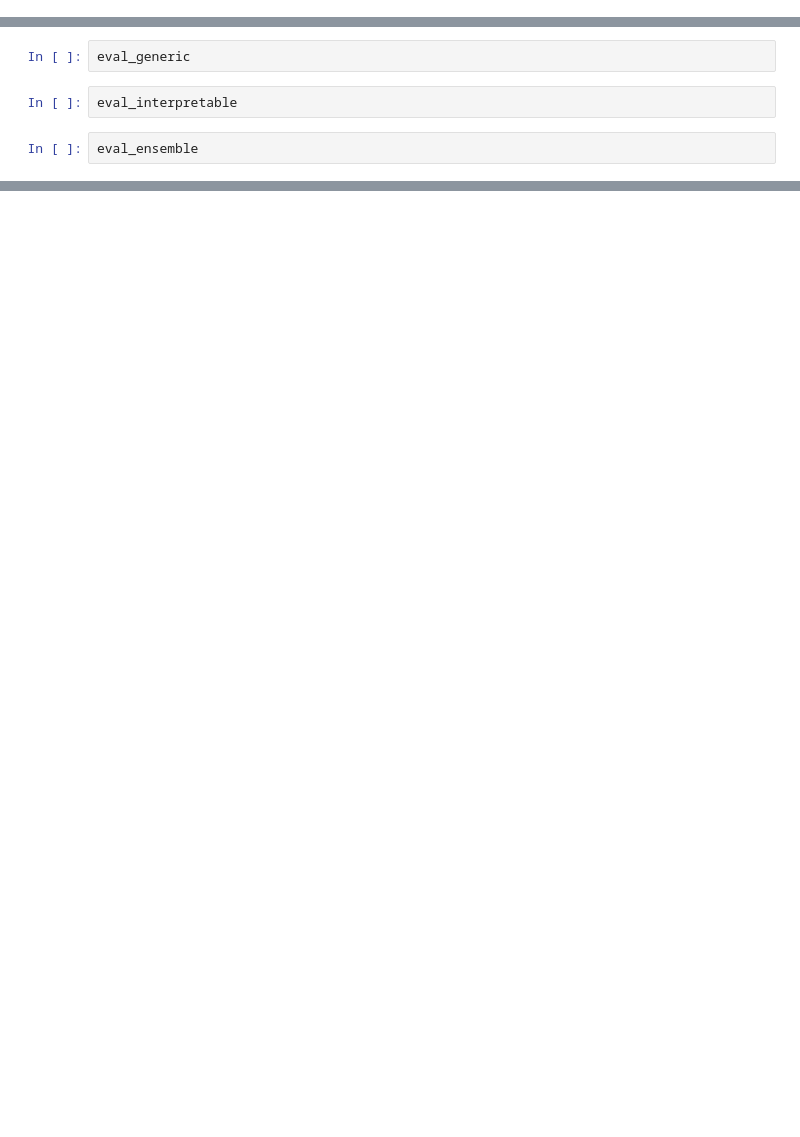
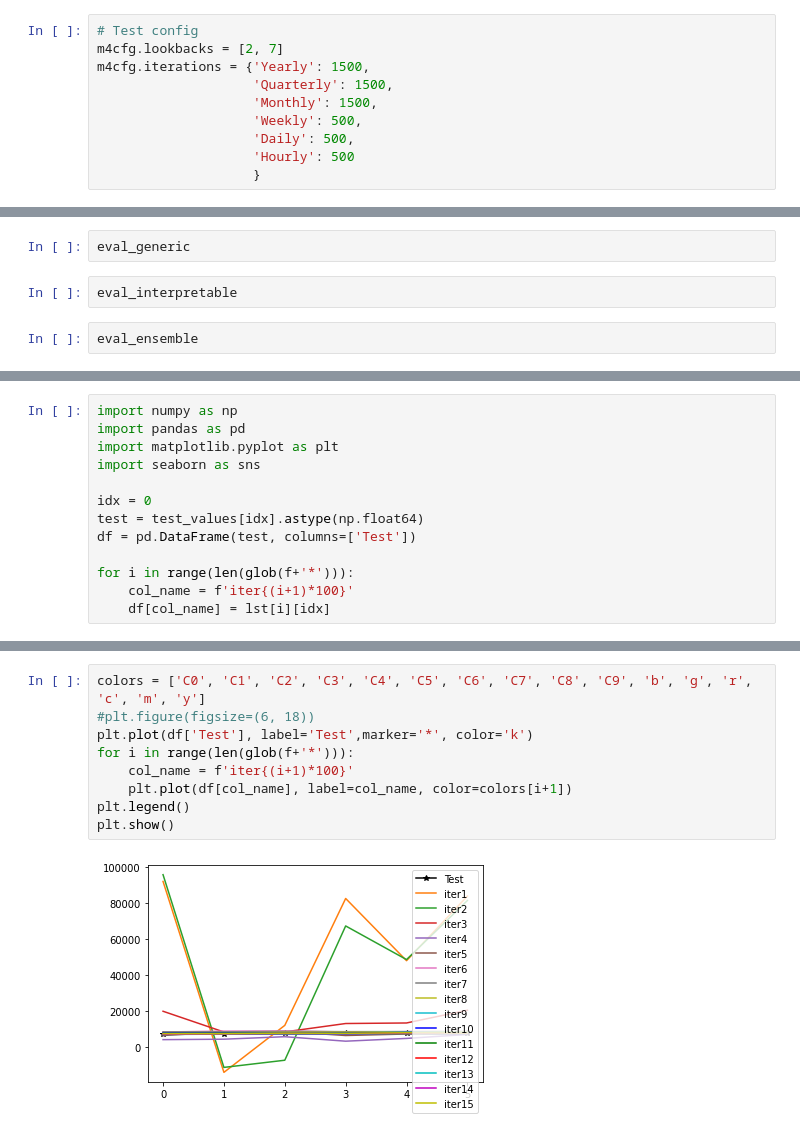
Before and after one commit to TaeniKim/nbeats_reproduce, a Jupyter notebook: N-BEATS_reproducing.ipynb, the cells around one changed output, grey strips where cells are left out. Drawn from its saved outputs; the diff is of its cells as text; blank space fills up the shorter version.

```diff
--- a/N-BEATS_reproducing.ipynb
+++ b/N-BEATS_reproducing.ipynb
@@ -68,0 +69,10 @@ time: 955 µs (started: 2022-03-21 21:05:55 +00:00)
+# %%
+# Test config
+m4cfg.lookbacks = [2, 7]
+m4cfg.iterations = {'Yearly': 1500,
+                    'Quarterly': 1500,
+                    'Monthly': 1500,
+                    'Weekly': 500,
+                    'Daily': 500,
+                    'Hourly': 500
+                    }
@@ -105,0 +223,13 @@ eval_ensemble
+# %%
+import numpy as np
+import pandas as pd
+import matplotlib.pyplot as plt
+import seaborn as sns
+
+idx = 0
+test = test_values[idx].astype(np.float64)
+df = pd.DataFrame(test, columns=['Test'])
+
+for i in range(len(glob(f+'*'))):
+    col_name = f'iter{(i+1)*100}'
+    df[col_name] = lst[i][idx]
@@ -105,0 +249,11 @@ eval_ensemble
+# %%
+colors = ['C0', 'C1', 'C2', 'C3', 'C4', 'C5', 'C6', 'C7', 'C8', 'C9', 'b', 'g', 'r', 'c', 'm', 'y']
+#plt.figure(figsize=(6, 18))
+plt.plot(df['Test'], label='Test',marker='*', color='k')
+for i in range(len(glob(f+'*'))):
+    col_name = f'iter{(i+1)*100}'
+    plt.plot(df[col_name], label=col_name, color=colors[i+1])
+plt.legend()
+plt.show()
+# %% [output]
+[figure, added]
```
Also changed, not shown: parts of 32 cells of this notebook.
